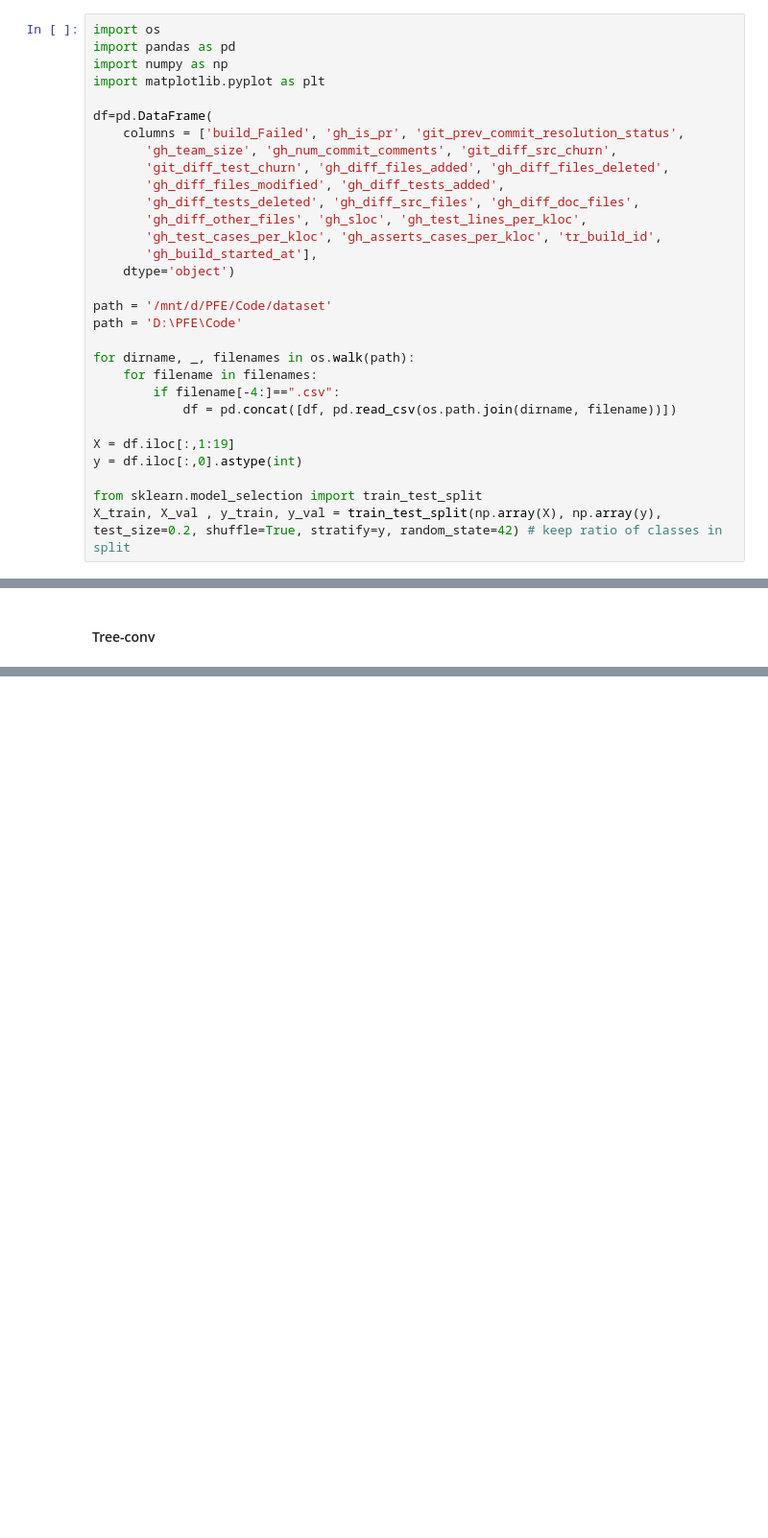
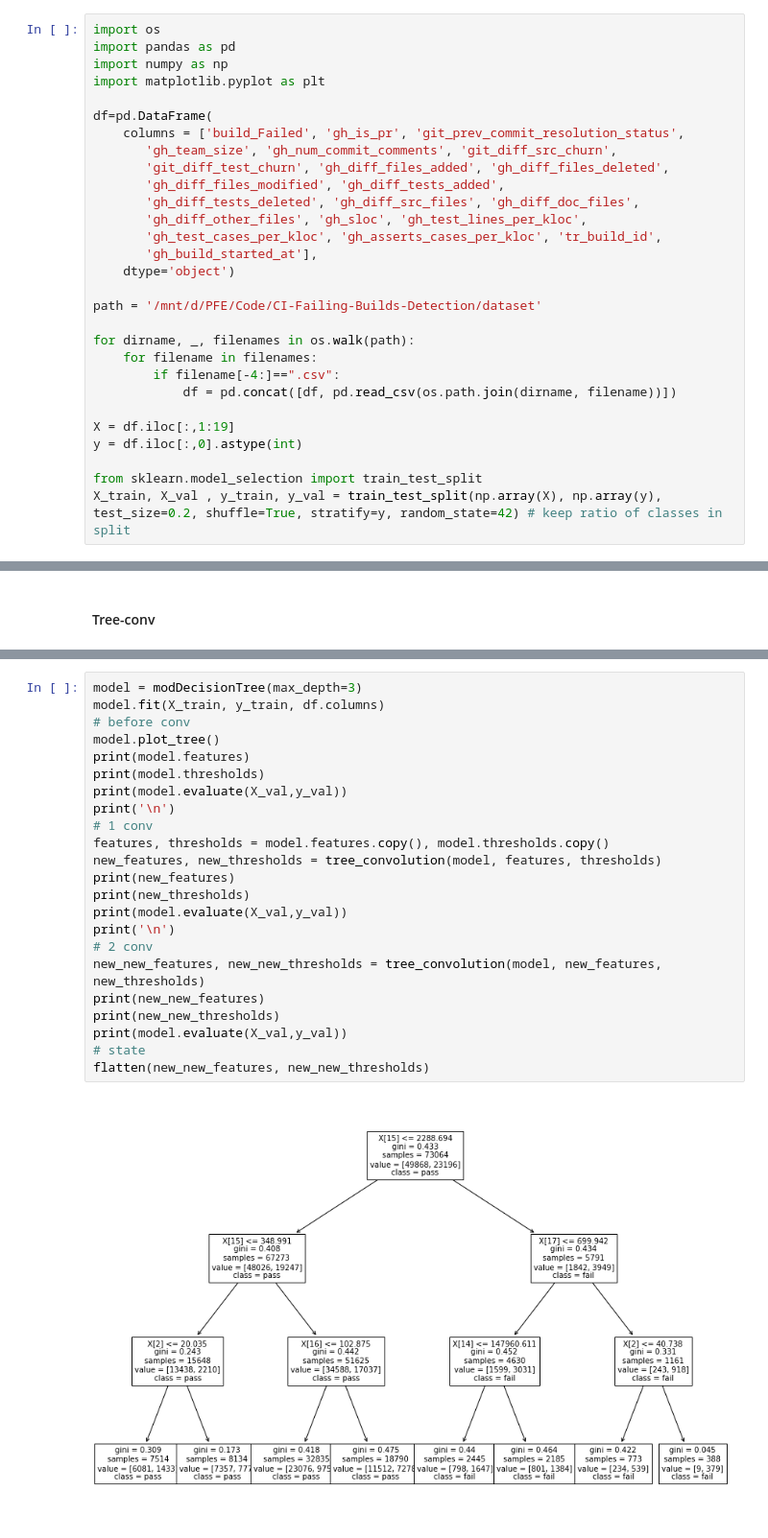
Before and after one commit to MaherDissem/CI-Failing-Builds-Detection, a Jupyter notebook: rl-tests.ipynb, the cells around one changed output, grey strips where cells are left out. Shown: that part at 96% size. Cells and saved outputs as stored; diff of their text form; blank space fills up the shorter version.

```diff
--- a/rl-tests.ipynb
+++ b/rl-tests.ipynb
@@ -364,8 +388,7 @@ df=pd.DataFrame(
        'gh_build_started_at'],
     dtype='object')
 
-path = '/mnt/d/PFE/Code/dataset'
-path = 'D:\PFE\Code'
+path = '/mnt/d/PFE/Code/CI-Failing-Builds-Detection/dataset'
 
 for dirname, _, filenames in os.walk(path):
     for filename in filenames:
@@ -467,0 +480,25 @@ second_tree_convolution(0)
+# %%
+model = modDecisionTree(max_depth=3)
+model.fit(X_train, y_train, df.columns)
+# before conv
+model.plot_tree()
+print(model.features)
+print(model.thresholds)
+print(model.evaluate(X_val,y_val))
+print('\n')
+# 1 conv
+features, thresholds = model.features.copy(), model.thresholds.copy()
+new_features, new_thresholds = tree_convolution(model, features, thresholds)
+print(new_features)
+print(new_thresholds)
+print(model.evaluate(X_val,y_val))
+print('\n')
+# 2 conv
+new_new_features, new_new_thresholds = tree_convolution(model, new_features, new_thresholds)
+print(new_new_features)
+print(new_new_thresholds)
+print(model.evaluate(X_val,y_val))
+# state
+flatten(new_new_features, new_new_thresholds)
+# %% [output]
+[figure, added]
```
Also changed, not shown: parts of 17 cells of this notebook, 2 other files.
